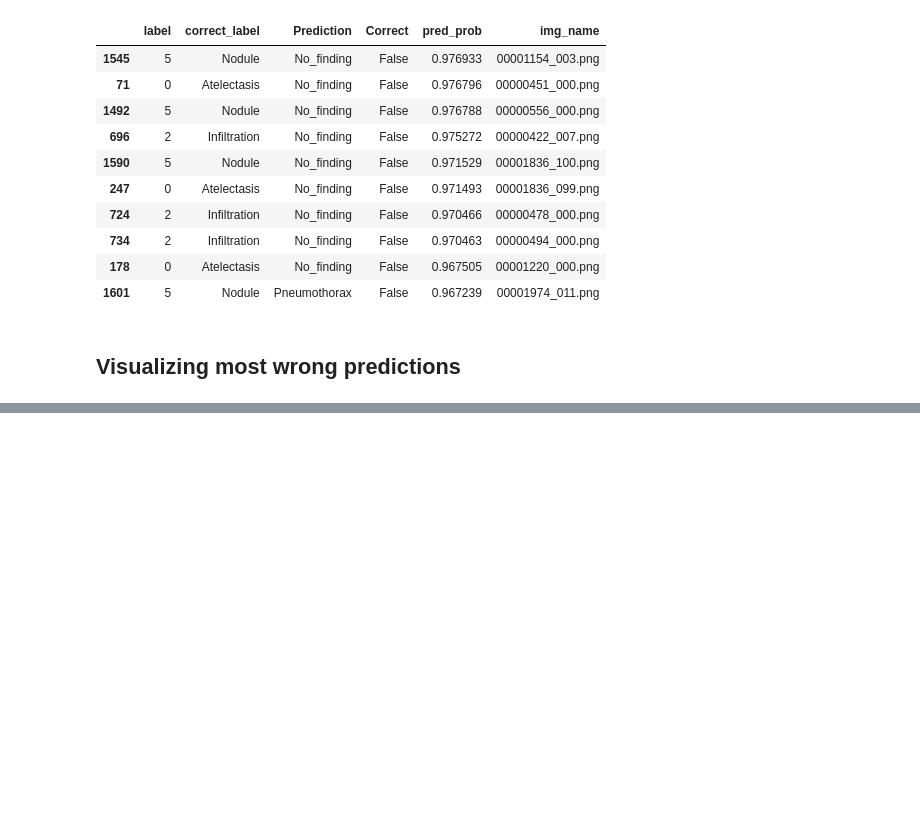
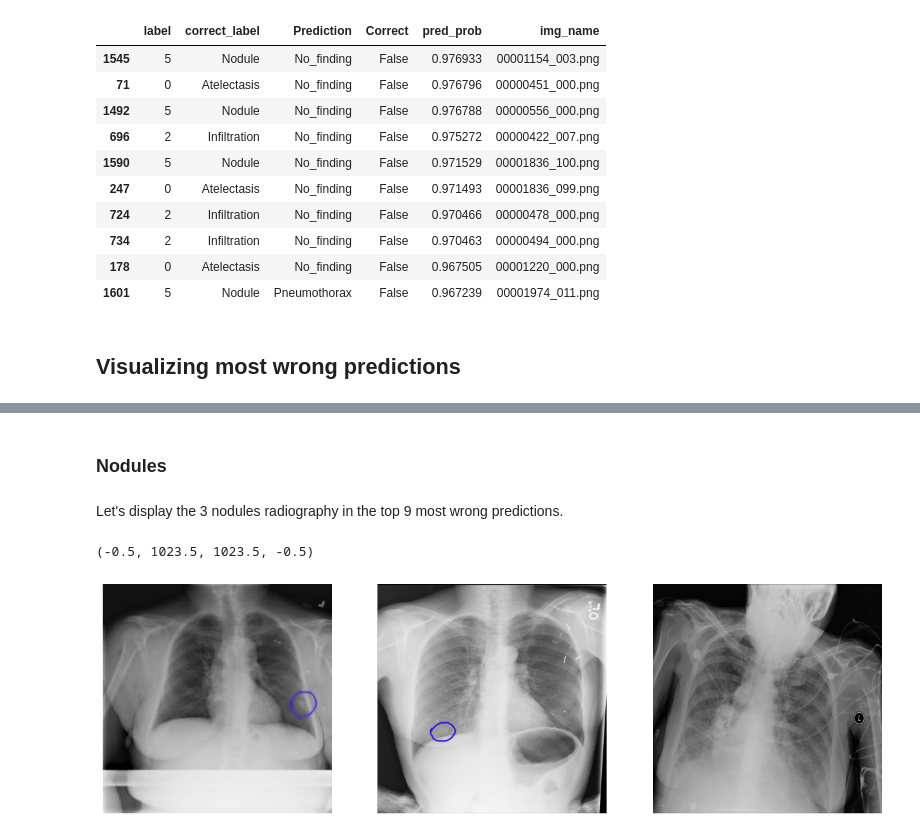
Before and after one commit to Pie98/Chest_X_rays, a Jupyter notebook: 5_results/results_evaluation.ipynb, the cells around one changed output, grey strips where cells are left out. Drawn from its saved outputs; the diff is of its cells as text; code cells hidden in the pictures; blank space fills up the shorter version.

```diff
--- a/5_results/results_evaluation.ipynb
+++ b/5_results/results_evaluation.ipynb
@@ -195,0 +196,18 @@ for i, row in enumerate(wrong_results_df[start_index:start_index+images_to_view]
+# %% [markdown]
+### Nodules
+# %% [markdown]
+Let's display the 3 nodules radiography in the top 9 most wrong predictions.
+# %%
+plt.figure(figsize=(15, 10))
+plt.subplot(1, 3, 1)
+plt.imshow(cv2.imread('Nodule_1.jpg'))
+plt.axis(False)
+plt.subplot(1, 3, 2)
+plt.imshow(cv2.imread('Nodule_2.jpg'))
+plt.axis(False)
+plt.subplot(1, 3, 3)
+plt.imshow(cv2.imread('Nodule_3.jpg'))
+plt.axis(False)
+# %% [output]
+(-0.5, 1023.5, 1023.5, -0.5)
+[figure, added]
```
Also changed, not shown: parts of 15 cells of this notebook, 9 other files.
